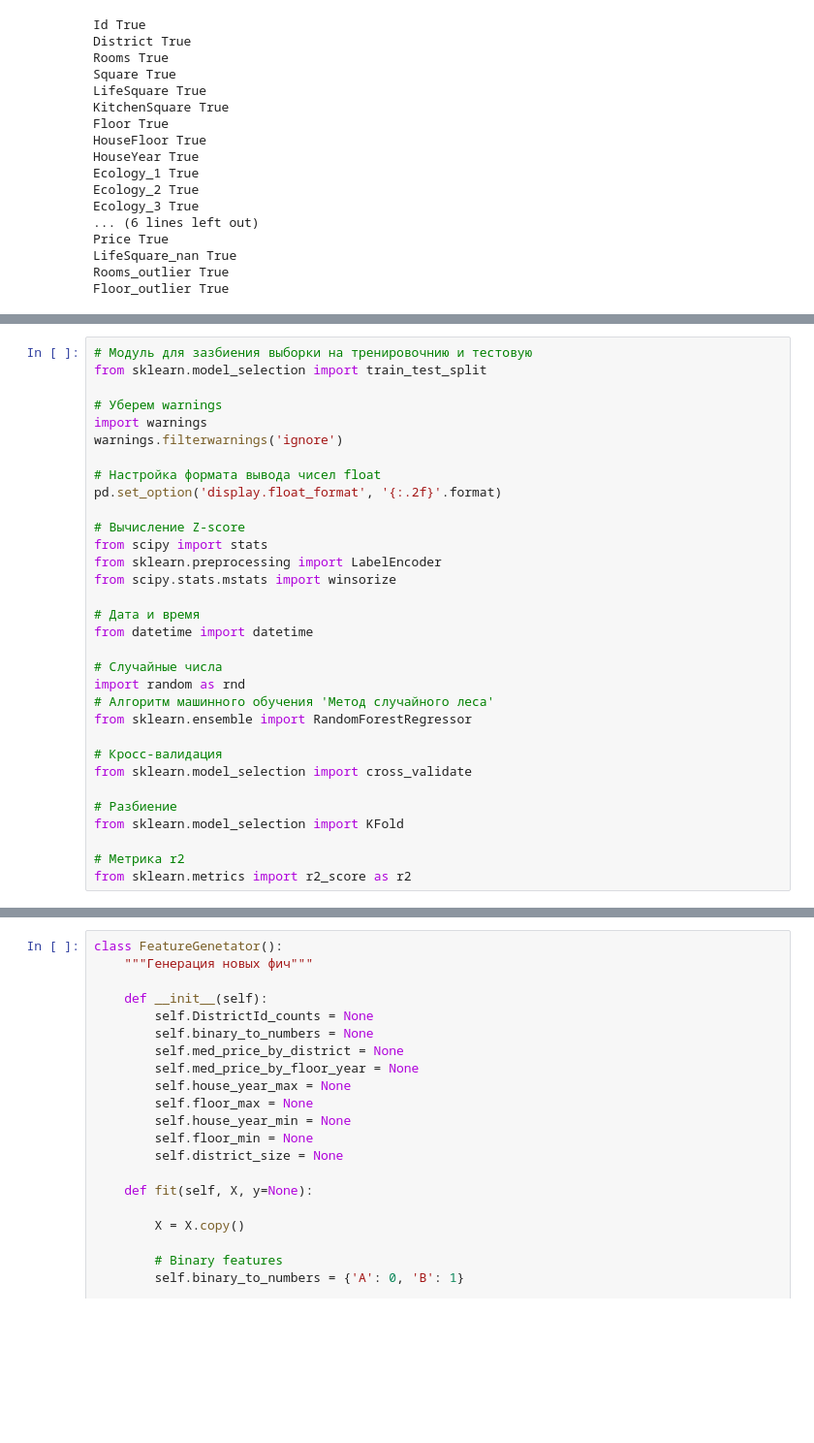
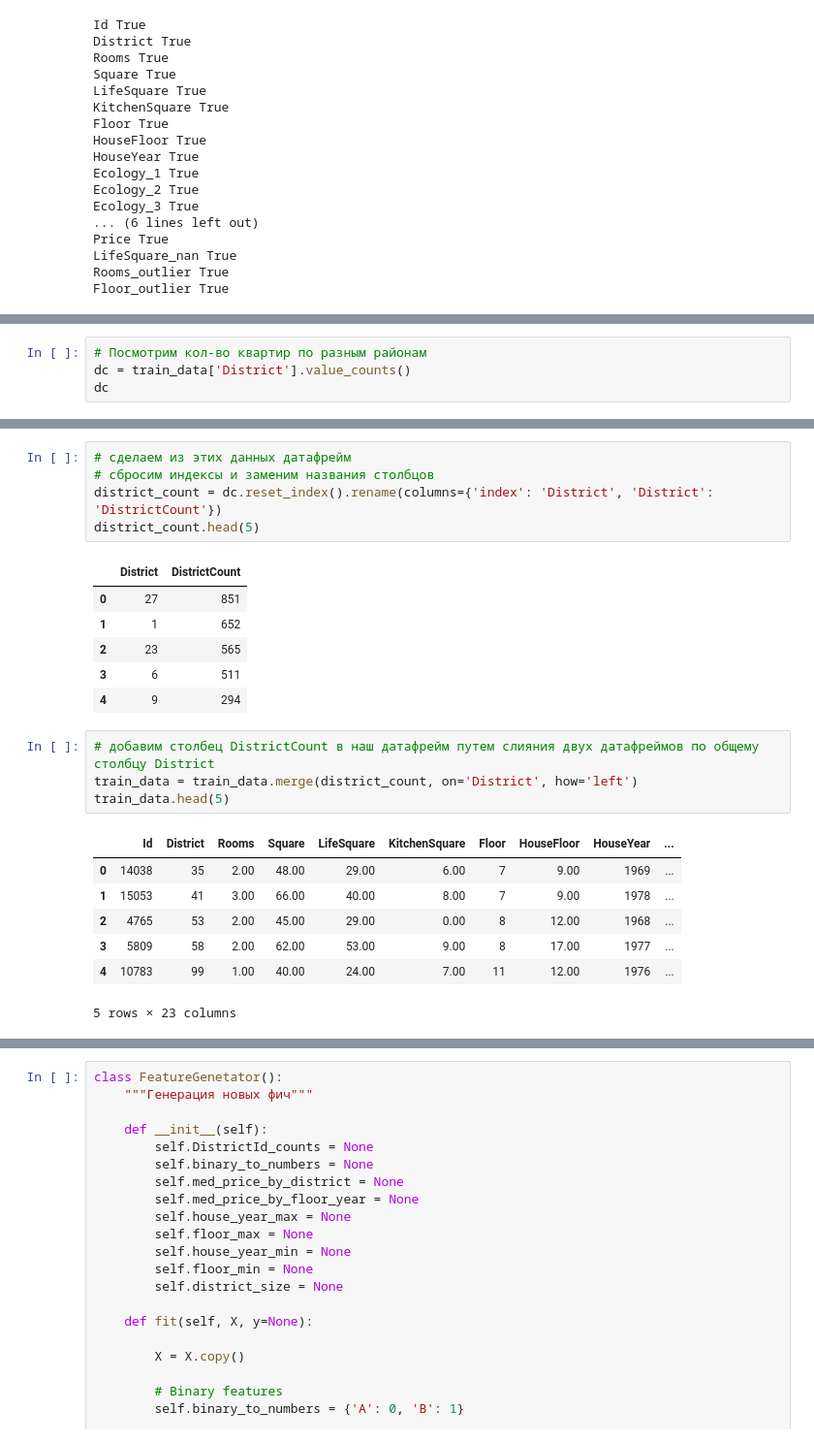
Before and after one commit to pamaxpower/PyLib, a Jupyter notebook: Course_project/cp.ipynb, the cells around one changed output, grey strips where cells are left out. Shown at 97% size. Cells and saved outputs as stored; diff of their text form; blank space fills up the shorter version.

```diff
--- a/Course_project/cp.ipynb
+++ b/Course_project/cp.ipynb
@@ -975,32 +993,0 @@ Floor_outlier True
-# %%
-# Модуль для зазбиения выборки на тренировочнию и тестовую
-from sklearn.model_selection import train_test_split
-
-# Уберем warnings
-import warnings
-warnings.filterwarnings('ignore')
-
-# Настройка формата вывода чисел float
-pd.set_option('display.float_format', '{:.2f}'.format)
-
-# Вычисление Z-score
-from scipy import stats
-from sklearn.preprocessing import LabelEncoder
-from scipy.stats.mstats import winsorize
-
-# Дата и время
-from datetime import datetime
-
-# Случайные числа
-import random as rnd
-# Алгоритм машинного обучения 'Метод случайного леса'
-from sklearn.ensemble import RandomForestRegressor
-
-# Кросс-валидация
-from sklearn.model_selection import cross_validate
-
-# Разбиение
-from sklearn.model_selection import KFold
-
-# Метрика r2
-from sklearn.metrics import r2_score as r2
@@ -1006,0 +998,4 @@ from sklearn.metrics import r2_score as r2
+# %%
+# Посмотрим кол-во квартир по разным районам
+dc = train_data['District'].value_counts()
+dc
@@ -1006,0 +1015,24 @@ from sklearn.metrics import r2_score as r2
+# %%
+# сделаем из этих данных датафрейм
+# сбросим индексы и заменим названия столбцов
+district_count = dc.reset_index().rename(columns={'index': 'District', 'District': 'DistrictCount'})
+district_count.head(5)
+# %% [output]
+|  | District | DistrictCount |
+| 0 | 27 | 851 |
+| 1 | 1 | 652 |
+| 2 | 23 | 565 |
+| 3 | 6 | 511 |
+| 4 | 9 | 294 |
+# %%
+# добавим столбец DistrictCount в наш датафрейм путем слияния двух датафреймов по общему столбцу District
+train_data = train_data.merge(district_count, on='District', how='left')
+train_data.head(5)
+# %% [output]
+|  | Id | District | Rooms | Square | LifeSquare | KitchenSquare | Floor | HouseFloor | HouseYear | ... |
+| 0 | 14038 | 35 | 2.00 | 48.00 | 29.00 | 6.00 | 7 | 9.00 | 1969 | ... |
+| 1 | 15053 | 41 | 3.00 | 66.00 | 40.00 | 8.00 | 7 | 9.00 | 1978 | ... |
+| 2 | 4765 | 53 | 2.00 | 45.00 | 29.00 | 0.00 | 8 | 12.00 | 1968 | ... |
+| 3 | 5809 | 58 | 2.00 | 62.00 | 53.00 | 9.00 | 8 | 17.00 | 1977 | ... |
+| 4 | 10783 | 99 | 1.00 | 40.00 | 24.00 | 7.00 | 11 | 12.00 | 1976 | ... |
+5 rows × 23 columns
```
Also changed, not shown: parts of 30 cells of this notebook, 1 other file.
